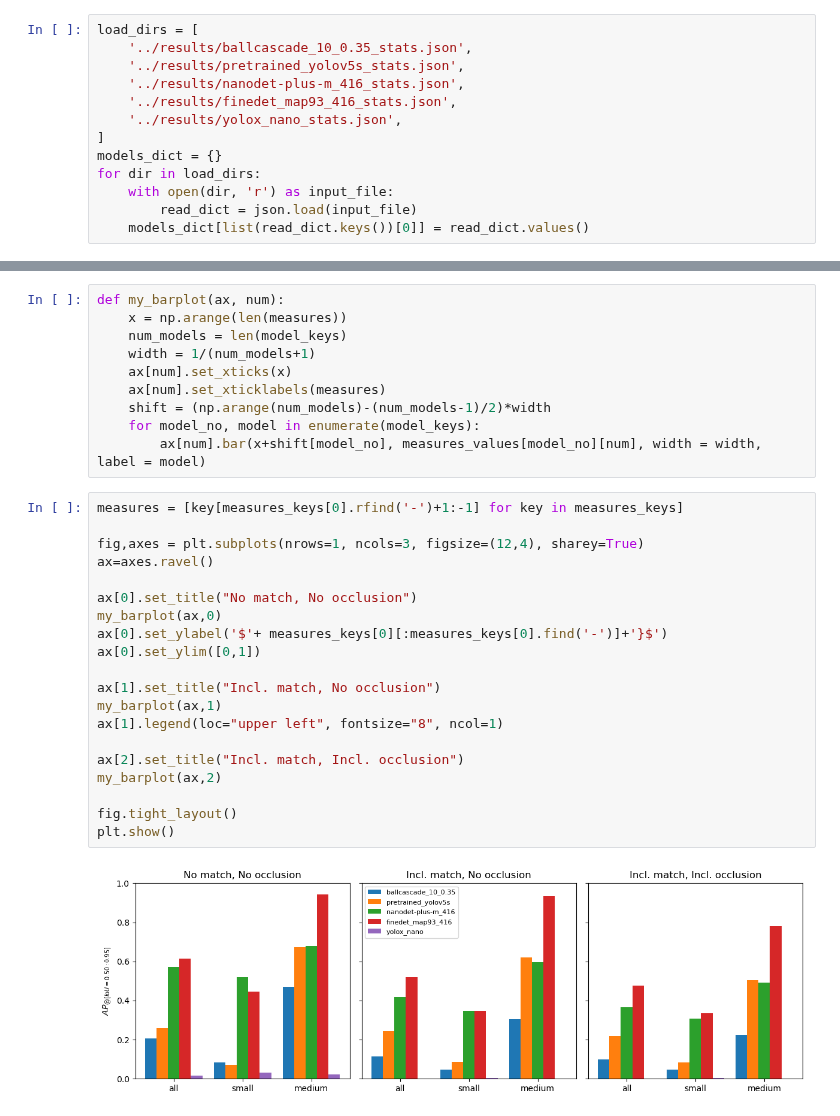
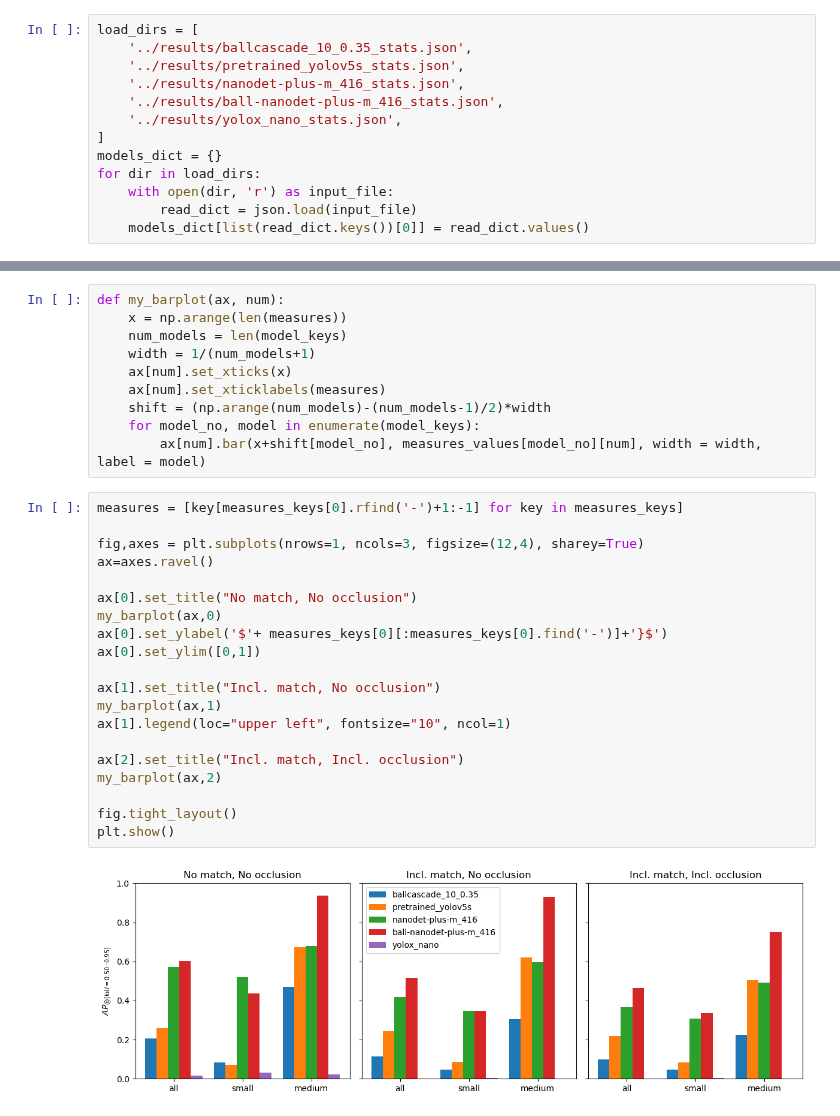
Before and after one commit to 262882/msc_detector_evaluation, a Jupyter notebook: notebook/detector_stats.ipynb, the cells around one changed output, grey strips where cells are left out. Drawn from its saved outputs; the diff is of its cells as text.

Commit message:
Evaluate nanodet

```diff
--- a/notebook/detector_stats.ipynb
+++ b/notebook/detector_stats.ipynb
@@ -13,7 +13,7 @@ load_dirs = [
     '../results/ballcascade_10_0.35_stats.json',
     '../results/pretrained_yolov5s_stats.json',
     '../results/nanodet-plus-m_416_stats.json',
-    '../results/finedet_map93_416_stats.json',
+    '../results/ball-nanodet-plus-m_416_stats.json',
     '../results/yolox_nano_stats.json',
 ]
 models_dict = {}
@@ -42,22 +42,22 @@ def my_barplot(ax, num):
 # %%
 measures = [key[measures_keys[0].rfind('-')+1:-1] for key in measures_keys]
 
 fig,axes = plt.subplots(nrows=1, ncols=3, figsize=(12,4), sharey=True)
 ax=axes.ravel()
 
 ax[0].set_title("No match, No occlusion")
 my_barplot(ax,0)
 ax[0].set_ylabel('$'+ measures_keys[0][:measures_keys[0].find('-')]+'}$')
 ax[0].set_ylim([0,1])
 
 ax[1].set_title("Incl. match, No occlusion")
 my_barplot(ax,1)
-ax[1].legend(loc="upper left", fontsize="8", ncol=1)
+ax[1].legend(loc="upper left", fontsize="10", ncol=1)
 
 ax[2].set_title("Incl. match, Incl. occlusion")
 my_barplot(ax,2)
 
 fig.tight_layout()
 plt.show()
 # %% [output]
-[figure, old version]
+[figure, new version]
```
Also changed, not shown: 12 other files.
